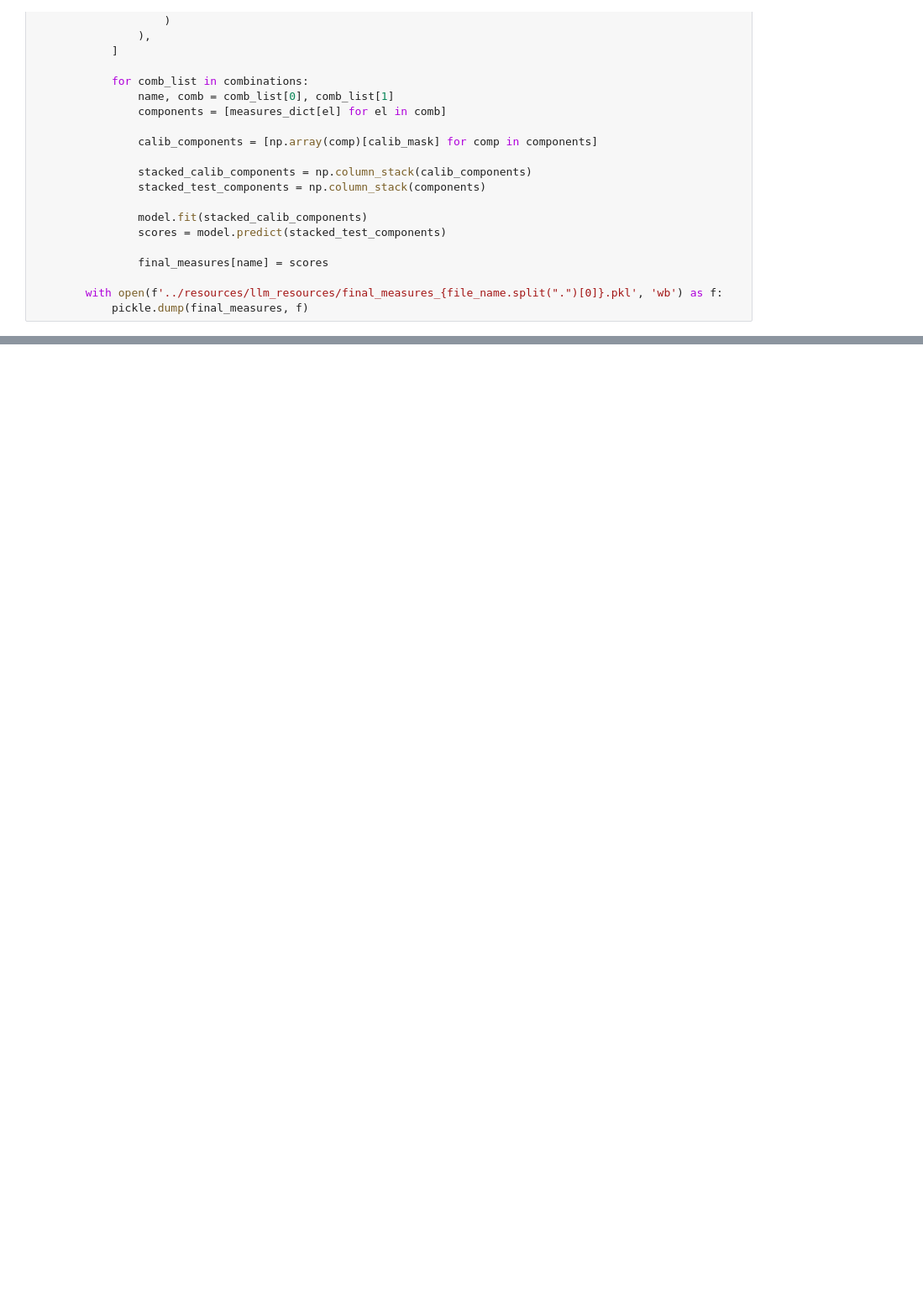
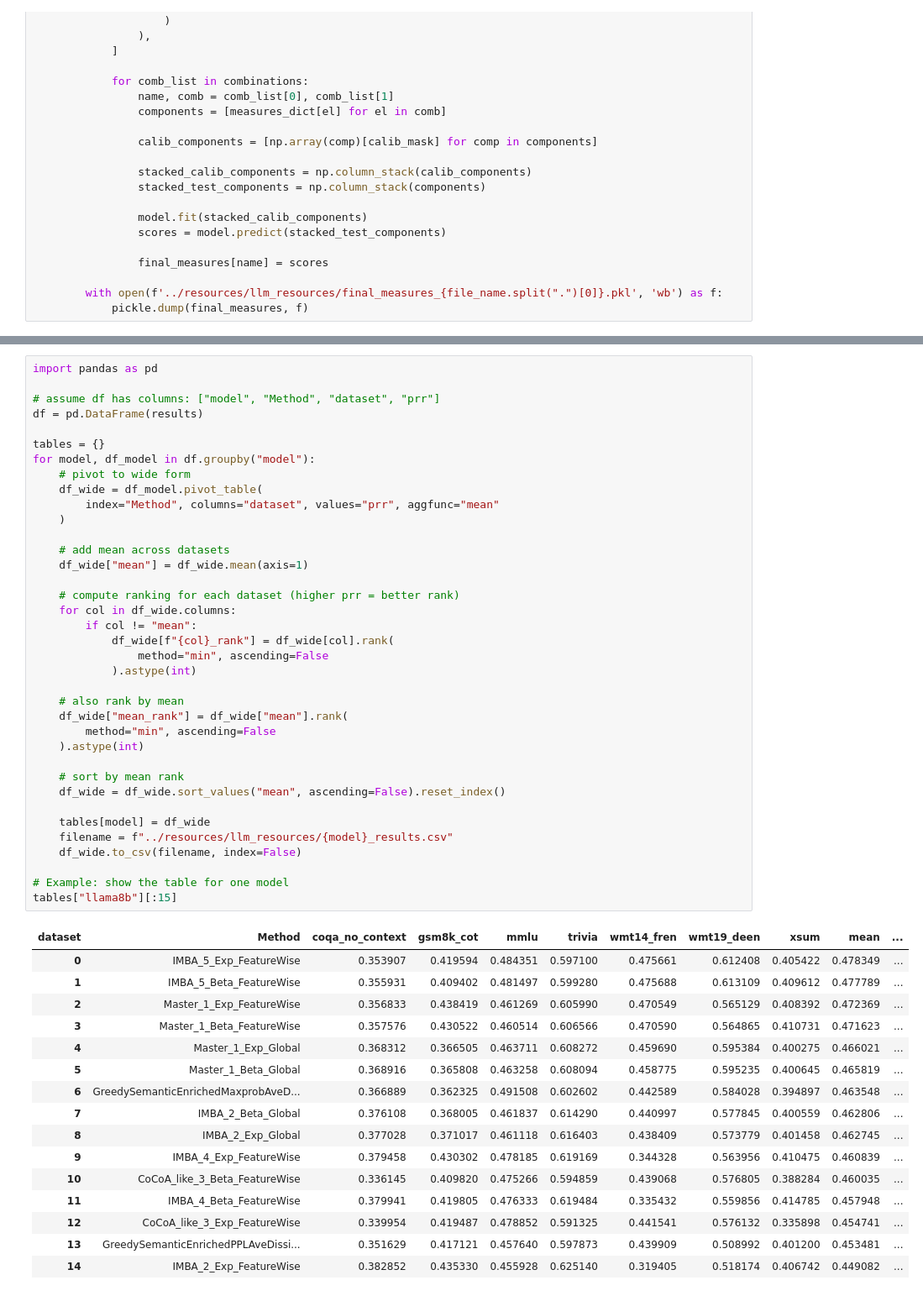
Before and after one commit to DavydenkoGr/FEDERATED-UNCERTAINTY, a Jupyter notebook: notebooks/try_llm.ipynb, the cells around one changed output, grey strips where cells are left out. Shown at 84% size. Cells and saved outputs as stored; diff of their text form; blank space fills up the shorter version.

```diff
--- a/notebooks/try_llm.ipynb
+++ b/notebooks/try_llm.ipynb
@@ -272,0 +365,54 @@ for model_name in ["llama8b", "falcon7b", "mistral7b"]:
+# %%
+import pandas as pd
+
+# assume df has columns: ["model", "Method", "dataset", "prr"]
+df = pd.DataFrame(results)
+
+tables = {}
+for model, df_model in df.groupby("model"):
+    # pivot to wide form
+    df_wide = df_model.pivot_table(
+        index="Method", columns="dataset", values="prr", aggfunc="mean"
+    )
+
+    # add mean across datasets
+    df_wide["mean"] = df_wide.mean(axis=1)
+
+    # compute ranking for each dataset (higher prr = better rank)
+    for col in df_wide.columns:
+        if col != "mean":
+            df_wide[f"{col}_rank"] = df_wide[col].rank(
+                method="min", ascending=False
+            ).astype(int)
+
+    # also rank by mean
+    df_wide["mean_rank"] = df_wide["mean"].rank(
+        method="min", ascending=False
+    ).astype(int)
+
+    # sort by mean rank
+    df_wide = df_wide.sort_values("mean", ascending=False).reset_index()
+
+    tables[model] = df_wide
+    filename = f"../resources/llm_resources/{model}_results.csv"
+    df_wide.to_csv(filename, index=False)
+
+# Example: show the table for one model
+tables["llama8b"][:15]
+# %% [output]
+| dataset | Method | coqa_no_context | gsm8k_cot | mmlu | trivia | wmt14_fren | wmt19_deen | xsum | mean | ... |
+| 0 | IMBA_5_Exp_FeatureWise | 0.353907 | 0.419594 | 0.484351 | 0.597100 | 0.475661 | 0.612408 | 0.405422 | 0.478349 | ... |
+| 1 | IMBA_5_Beta_FeatureWise | 0.355931 | 0.409402 | 0.481497 | 0.599280 | 0.475688 | 0.613109 | 0.409612 | 0.477789 | ... |
+| 2 | Master_1_Exp_FeatureWise | 0.356833 | 0.438419 | 0.461269 | 0.605990 | 0.470549 | 0.565129 | 0.408392 | 0.472369 | ... |
+| 3 | Master_1_Beta_FeatureWise | 0.357576 | 0.430522 | 0.460514 | 0.606566 | 0.470590 | 0.564865 | 0.410731 | 0.471623 | ... |
+| 4 | Master_1_Exp_Global | 0.368312 | 0.366505 | 0.463711 | 0.608272 | 0.459690 | 0.595384 | 0.400275 | 0.466021 | ... |
+| 5 | Master_1_Beta_Global | 0.368916 | 0.365808 | 0.463258 | 0.608094 | 0.458775 | 0.595235 | 0.400645 | 0.465819 | ... |
+| 6 | GreedySemanticEnrichedMaxprobAveD... | 0.366889 | 0.362325 | 0.491508 | 0.602602 | 0.442589 | 0.584028 | 0.394897 | 0.463548 | ... |
+| 7 | IMBA_2_Beta_Global | 0.376108 | 0.368005 | 0.461837 | 0.614290 | 0.440997 | 0.577845 | 0.400559 | 0.462806 | ... |
+| 8 | IMBA_2_Exp_Global | 0.377028 | 0.371017 | 0.461118 | 0.616403 | 0.438409 | 0.573779 | 0.401458 | 0.462745 | ... |
+| 9 | IMBA_4_Exp_FeatureWise | 0.379458 | 0.430302 | 0.478185 | 0.619169 | 0.344328 | 0.563956 | 0.410475 | 0.460839 | ... |
+| 10 | CoCoA_like_3_Beta_FeatureWise | 0.336145 | 0.409820 | 0.475266 | 0.594859 | 0.439068 | 0.576805 | 0.388284 | 0.460035 | ... |
+| 11 | IMBA_4_Beta_FeatureWise | 0.379941 | 0.419805 | 0.476333 | 0.619484 | 0.335432 | 0.559856 | 0.414785 | 0.457948 | ... |
+| 12 | CoCoA_like_3_Exp_FeatureWise | 0.339954 | 0.419487 | 0.478852 | 0.591325 | 0.441541 | 0.576132 | 0.335898 | 0.454741 | ... |
+| 13 | GreedySemanticEnrichedPPLAveDissi... | 0.351629 | 0.417121 | 0.457640 | 0.597873 | 0.439909 | 0.508992 | 0.401200 | 0.453481 | ... |
+| 14 | IMBA_2_Exp_FeatureWise | 0.382852 | 0.435330 | 0.455928 | 0.625140 | 0.319405 | 0.518174 | 0.406742 | 0.449082 | ... |
```
Also changed, not shown: parts of 4 cells of this notebook.
